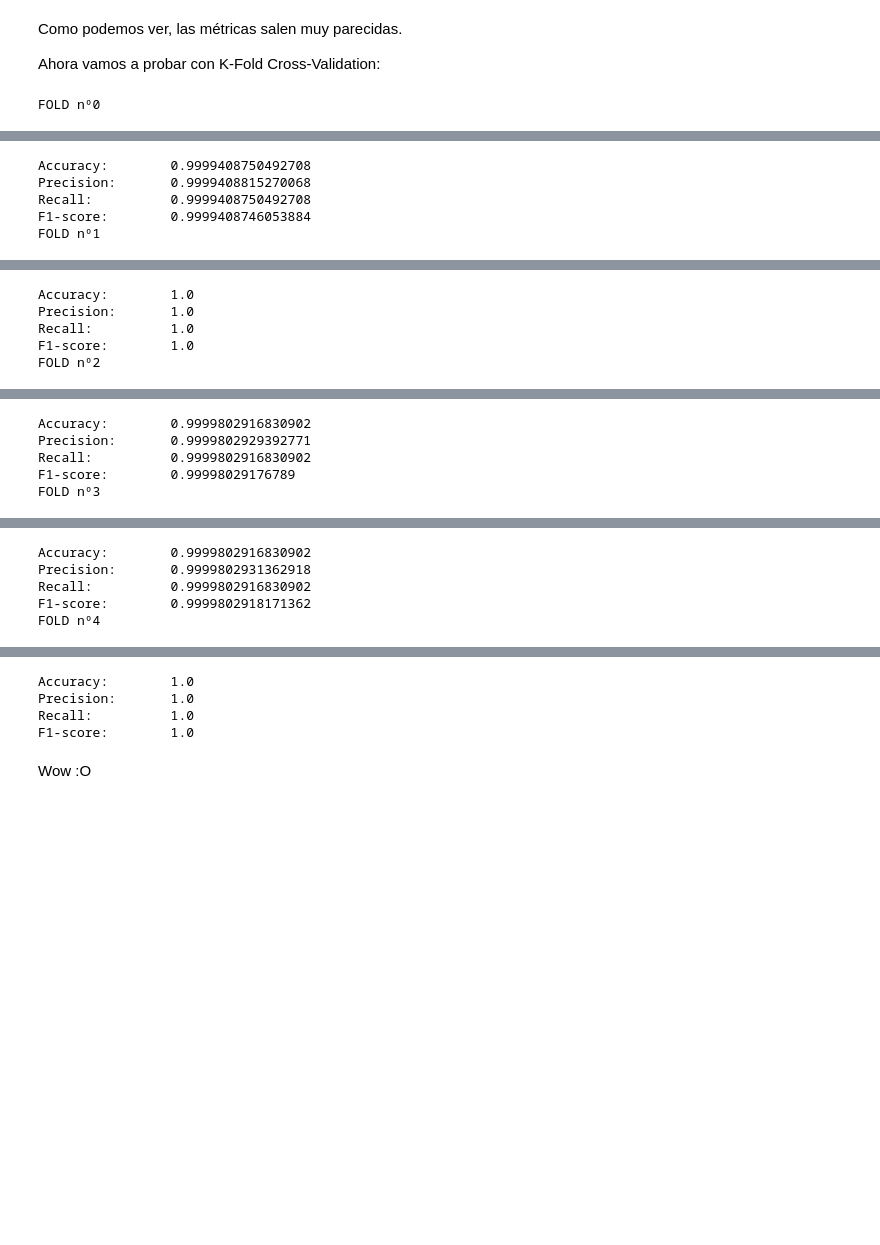
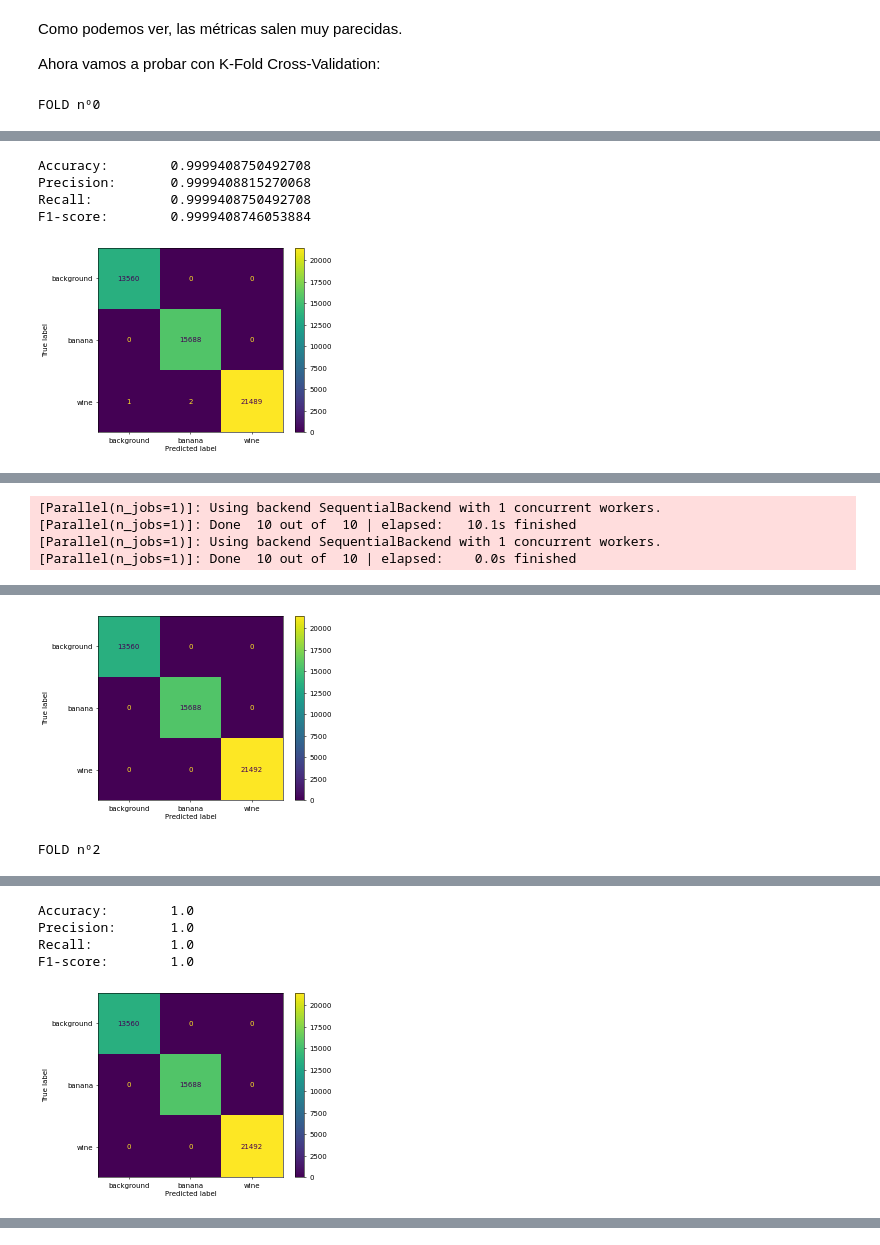
Before and after one commit to danibt656/Gas-sensor-for-home-activity, a Jupyter notebook: RandomForest.ipynb, the cells around one changed output, grey strips where cells are left out. Saved outputs shown, nothing was run; the diff lists cells and outputs as text; code cells hidden in the pictures; blank space fills up the shorter version.

```diff
--- a/RandomForest.ipynb
+++ b/RandomForest.ipynb
@@ -206,6 +207,11 @@ for (train, test), i in zip(cv.split(X, y), range(KFOLDS)):
     print("Precision:\t",metrics.precision_score(y_test, y_pred, average='weighted'))
     print("Recall:\t\t",metrics.recall_score(y_test, y_pred, average='weighted'))
     print("F1-score:\t",metrics.f1_score(y_test, y_pred, average='weighted'))
+    plt.rcParams['figure.dpi'] = 50
+    cm = metrics.confusion_matrix(y_test, y_pred)
+    cmdisp = metrics.ConfusionMatrixDisplay(confusion_matrix=cm, display_labels=clf.classes_)
+    cmdisp.plot()
+    plt.show()
 # %% [output]
 FOLD nº0
 [Parallel(n_jobs=1)]: Using backend SequentialBackend with 1 concurrent workers.
@@ -213,7 +219,7 @@ FOLD nº0
 [Parallel(n_jobs=1)]: Using backend SequentialBackend with 1 concurrent workers.
 [Parallel(n_jobs=1)]: Done  10 out of  10 | elapsed:    0.0s finished
 Accuracy:        0.9999408750492708
 Precision:       0.9999408815270068
 Recall:          0.9999408750492708
 F1-score:        0.9999408746053884
-FOLD nº1
+[figure, added]
@@ -224,5 +227,4 @@ FOLD nº1
-Accuracy:        1.0
-Precision:       1.0
-Recall:          1.0
-F1-score:        1.0
-FOLD nº2
+[Parallel(n_jobs=1)]: Using backend SequentialBackend with 1 concurrent workers.
+[Parallel(n_jobs=1)]: Done  10 out of  10 | elapsed:   10.1s finished
+[Parallel(n_jobs=1)]: Using backend SequentialBackend with 1 concurrent workers.
+[Parallel(n_jobs=1)]: Done  10 out of  10 | elapsed:    0.0s finished
@@ -233,6 +235,3 @@ FOLD nº2
+[figure, added]
-Accuracy:        0.9999802916830902
-Precision:       0.9999802929392771
-Recall:          0.9999802916830902
-F1-score:        0.99998029176789
-FOLD nº3
+FOLD nº2
 [Parallel(n_jobs=1)]: Using backend SequentialBackend with 1 concurrent workers.
@@ -240,7 +239,7 @@ FOLD nº3
 [Parallel(n_jobs=1)]: Using backend SequentialBackend with 1 concurrent workers.
 [Parallel(n_jobs=1)]: Done  10 out of  10 | elapsed:    0.0s finished
-Accuracy:        0.9999802916830902
-Precision:       0.9999802931362918
-Recall:          0.9999802916830902
-F1-score:        0.9999802918171362
-FOLD nº4
+Accuracy:        1.0
+Precision:       1.0
+Recall:          1.0
+F1-score:        1.0
+[figure, added]
@@ -251,6 +246,0 @@ FOLD nº4
-Accuracy:        1.0
-Precision:       1.0
-Recall:          1.0
-F1-score:        1.0
-# %% [markdown]
-Wow :O
```
Also changed, not shown: parts of 15 cells of this notebook, 8 other files.
